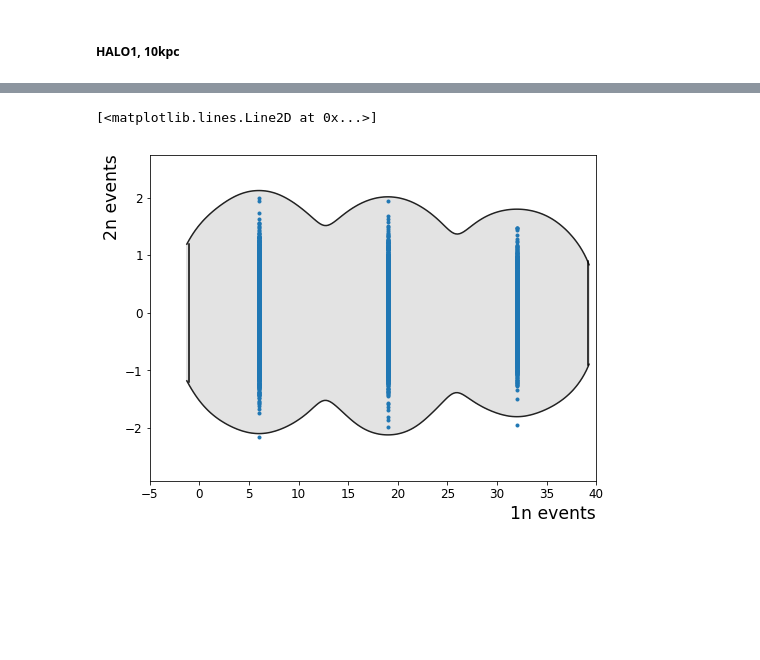
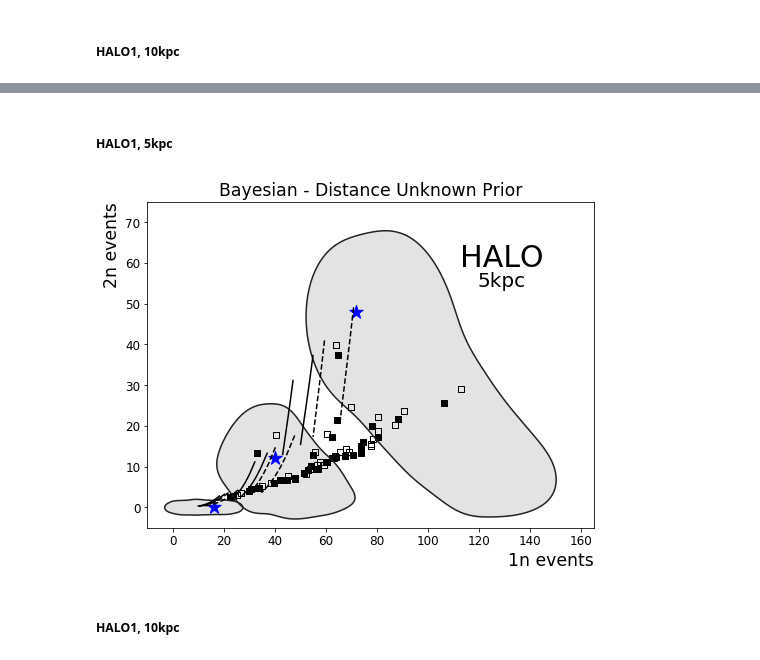
Before and after one commit to jfcrenshaw/halo, a Jupyter notebook: unfolding_plots.ipynb, the cells around one changed output, grey strips where cells are left out. Drawn from its saved outputs; the diff is of its cells as text; code cells hidden in the pictures; blank space fills up the shorter version.

```diff
--- a/unfolding_plots.ipynb
+++ b/unfolding_plots.ipynb
@@ -350,0 +454,2 @@ fig,ax = plt.subplots(1,1,figsize=(8,6))
+# %% [markdown]
+##### HALO1, 5kpc
@@ -350,0 +461,49 @@ fig,ax = plt.subplots(1,1,figsize=(8,6))
+# %%
+# HALO 1, 5kpc, 72vs48
+xBdu1_1,yBdu1_1,cutBdu1_1 = trim_data(h1_5kpc_72v48_1n,h1_5kpc_72v48_2n)
+#fig,ax = plt.subplots(1,1,figsize=(8,6))
+#contours(xBdu1_1+5,yBdu1_1,cutBdu1_1,ax)
+#scatter(xBdu1_1,yBdu1_1,ax)
+# %%
+# HALO 1, 5kpc, 40vs12
+xBdu1_2,yBdu1_2,cutBdu1_2 = trim_data(h1_5kpc_40v12_1n,h1_5kpc_40v12_2n)
+#fig,ax = plt.subplots(1,1,figsize=(8,6))
+#contours(xBdu1_2,yBdu1_2,cutBdu1_2,ax)
+#scatter(xBdu1_2,yBdu1_2,ax)
+# %%
+# HALO 1, 5kpc, 16vs0
+xBdu1_3,yBdu1_3,cutBdu1_3 = trim_data_2n0(h1_5kpc_16v0_1n)
+#fig,ax = plt.subplots(1,1,figsize=(8,6))
+#contours(xBdu1_3,yBdu1_3,cutBdu1_3,ax)
+#scatter(xBdu1_3,yBdu1_3,ax)
+# %%
+# Figure for HALO 1, 5kpc, 72v48 40vs12 16v0
+figBdu1,axBdu1 = plt.subplots(1,1,figsize=figsize)
+
+contours(xBdu1_1+5,yBdu1_1,cutBdu1_1,axBdu1)
+contours(xBdu1_2,yBdu1_2,cutBdu1_2,axBdu1)
+contours(xBdu1_3,yBdu1_3,cutBdu1_3,axBdu1)
+
+other_sn_models(axBdu1,1,5,False)
+snowglobes_curves(axBdu1,1,5,False)
+
+# Truth values
+Truth = [[72,40,16],[48,12,0]]
+axBdu1.scatter(Truth[0],Truth[1],color='b',marker='*',s=truth_size)
+
+# Title
+axBdu1.set_title('Bayesian - Distance Unknown Prior')
+axBdu1.text(0.7,0.8,'HALO',fontsize=exp_size,transform=axBdu1.transAxes)
+axBdu1.text(0.74,0.74,'5kpc',fontsize=dist_size,transform=axBdu1.transAxes)
+
+
+axBdu1.set_xlim(-10,165)
+axBdu1.set_ylim(-5,75)
+
+pylab.savefig('./figures/bayesian_distUnknown_unfolding_halo1_5kpc.png')
+
+plt.show()
+# %% [output]
+[figure, added]
+# %% [markdown]
+##### HALO1, 10kpc
@@ -351,19 +527,8 @@ fig,ax = plt.subplots(1,1,figsize=(8,6))
 # %%
 # HALO 1, 10kpc, 4vs0
 xBpp2_3,yBpp2_3,cutBpp2_3 = trim_data_2n0(h1_10kpc_4v0_1n)
-fig,ax = plt.subplots(1,1,figsize=(8,6))
-ax.set_xlim(-5,40)
-contours(xBpp2_3,yBpp2_3,cutBpp2_3,ax,x_bw=np.std(xBpp1_3)/4)
-scatter(xBpp2_3,yBpp2_3,ax)
-# manual fix of clipped contour
-x_manfix1 = [-1.1,-1.1]
-y_manfix1 = [-1.2,1.2]
-ax.plot(x_manfix1,y_manfix1,color='black')
-x_manfix2 = [39.2,39.2]
-y_manfix2 = [-0.9,0.9]
-ax.plot(x_manfix2,y_manfix2,color='black')
+#fig,ax = plt.subplots(1,1,figsize=(8,6))
+#contours(xBpp2_3+2,yBpp2_3+1.5,cutBpp2_3,ax,x_bw=np.std(xBpp2_3)/2)
+#scatter(xBpp2_3+2,yBpp2_3+1.5,ax)
-# %% [output]
-[<matplotlib.lines.Line2D at 0x...>]
-[figure, removed]
 # %%
 # Figure for HALO 1, 10kpc, 18v12 10vs3 4v0
```
Also changed, not shown: parts of 20 cells of this notebook, 5 other files.
